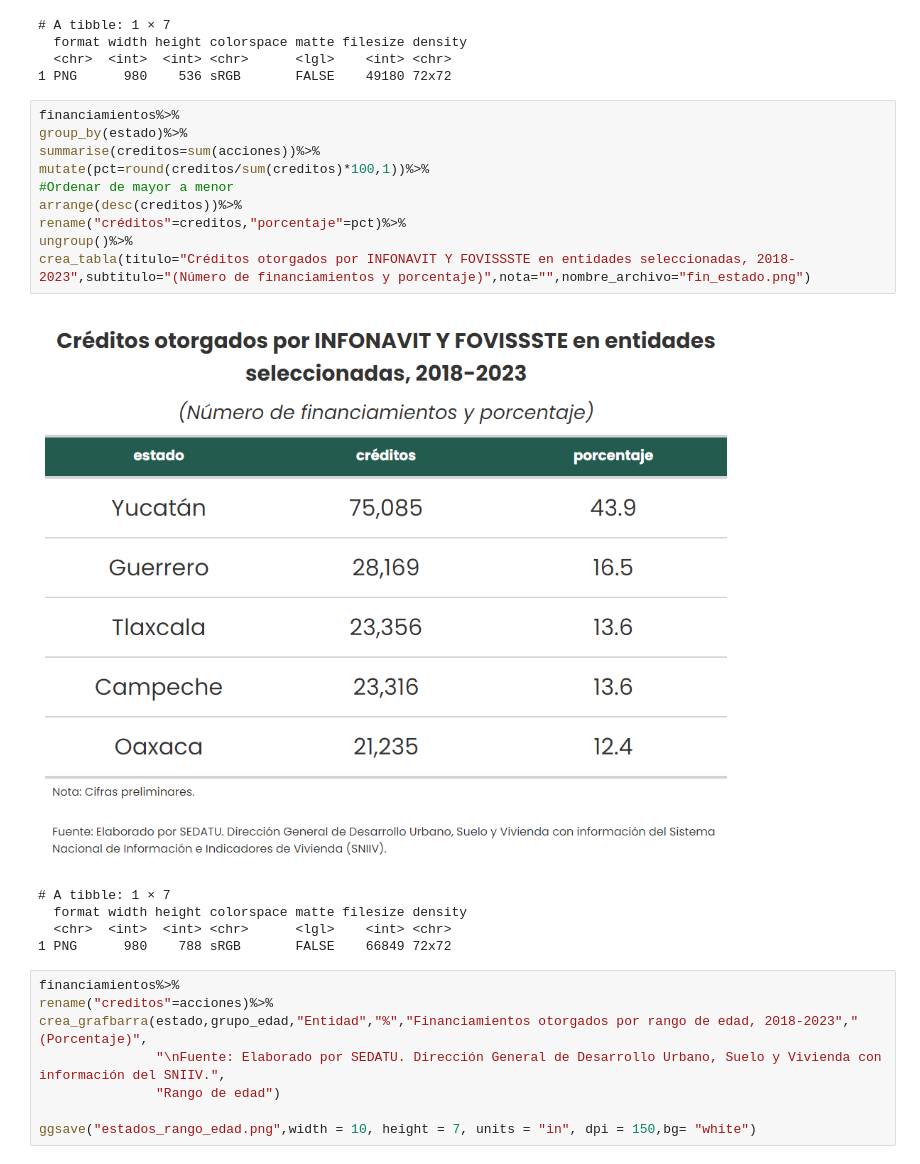
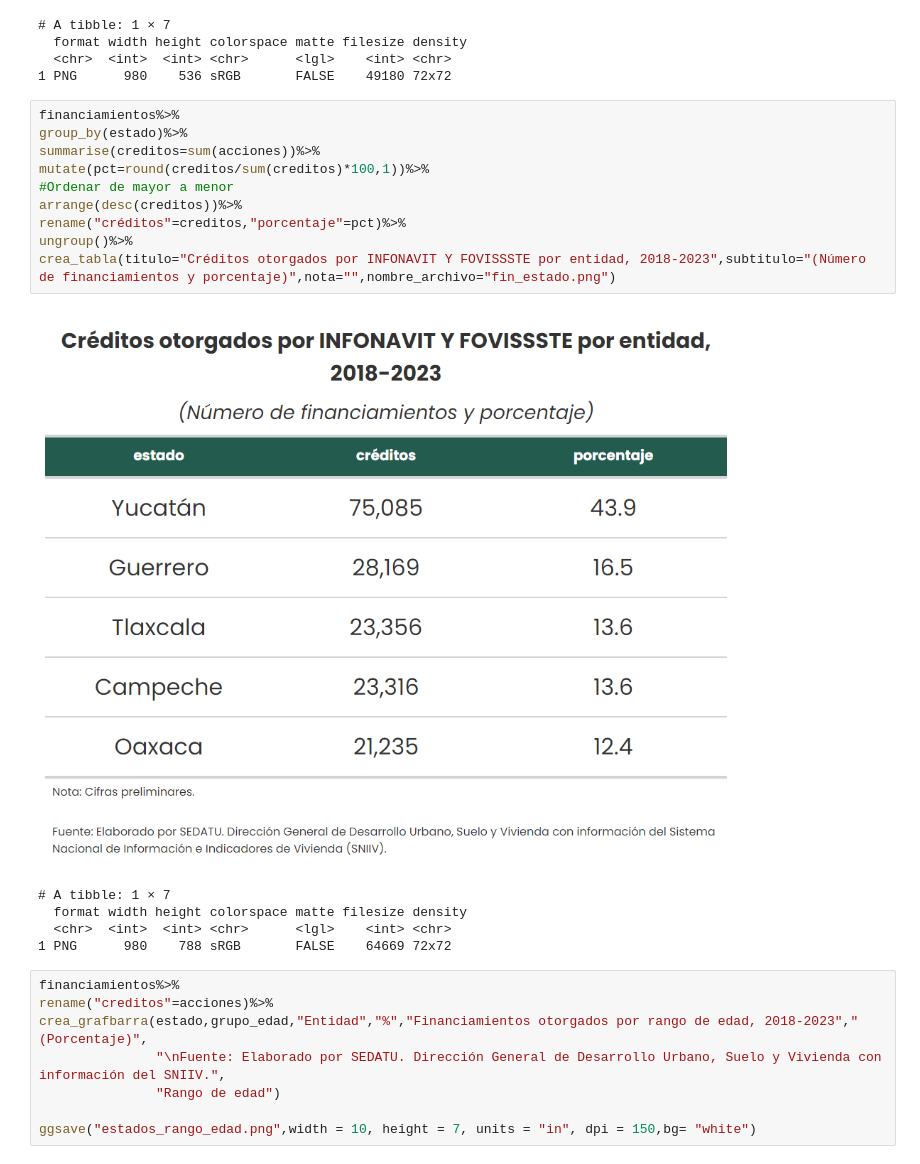
Before and after one commit to claudiodanielpc/datavivi, a Jupyter notebook: entidades_gpo.ipynb, the cells around one changed output. Saved outputs shown, nothing was run; the diff lists cells and outputs as text.

```diff
--- a/entidades_gpo.ipynb
+++ b/entidades_gpo.ipynb
@@ -209,19 +179,19 @@ crea_tabla(titulo="Créditos otorgados por INFONAVIT Y FOVISSSTE en entidades se
 # %%
 financiamientos%>%
 group_by(estado)%>%
 summarise(creditos=sum(acciones))%>%
 mutate(pct=round(creditos/sum(creditos)*100,1))%>%
 #Ordenar de mayor a menor
 arrange(desc(creditos))%>%
 rename("créditos"=creditos,"porcentaje"=pct)%>%
 ungroup()%>%
-crea_tabla(titulo="Créditos otorgados por INFONAVIT Y FOVISSSTE en entidades seleccionadas, 2018-2023",subtitulo="(Número de financiamientos y porcentaje)",nota="",nombre_archivo="fin_estado.png")
+crea_tabla(titulo="Créditos otorgados por INFONAVIT Y FOVISSSTE por entidad, 2018-2023",subtitulo="(Número de financiamientos y porcentaje)",nota="",nombre_archivo="fin_estado.png")
 # %% [output]
-[figure, old version]
+[figure, new version]
 # A tibble: 1 × 7
   format width height colorspace matte filesize density
   <chr>  <int>  <int> <chr>      <lgl>    <int> <chr>
-1 PNG      980    788 sRGB       FALSE    66849 72x72
+1 PNG      980    788 sRGB       FALSE    64669 72x72
 # %%
 financiamientos%>%
 rename("creditos"=acciones)%>%
```
Also changed, not shown: parts of 8 cells of this notebook.
